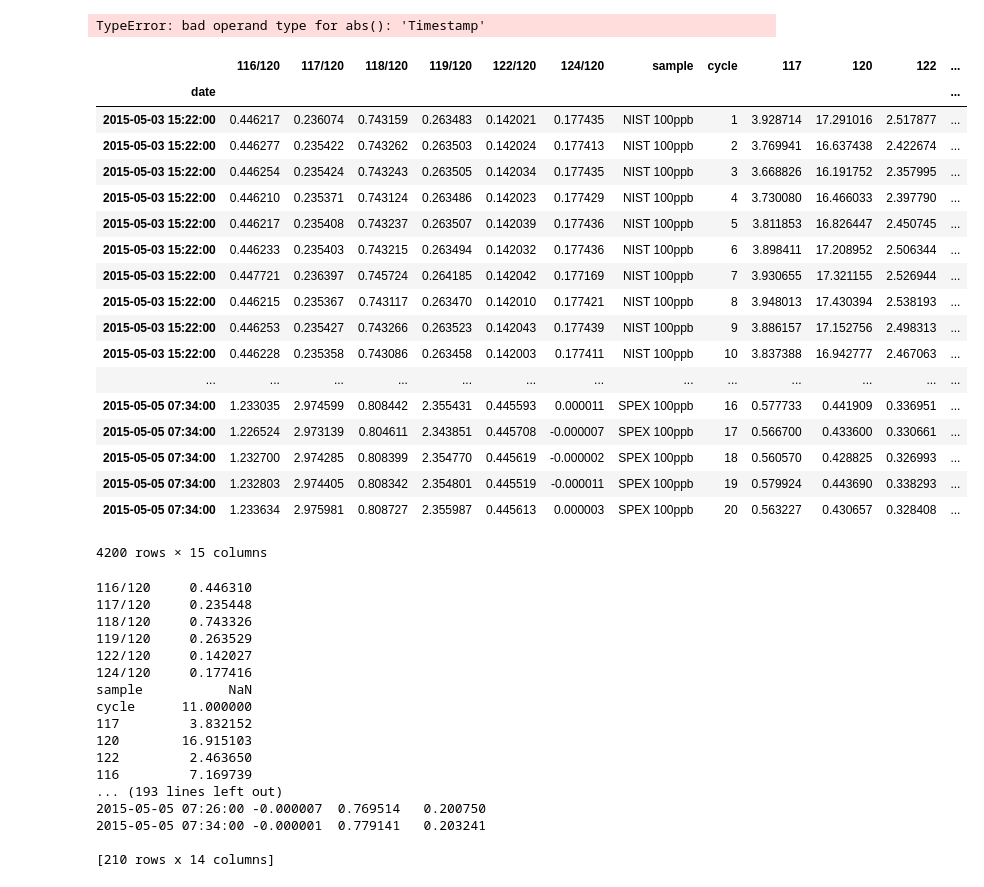
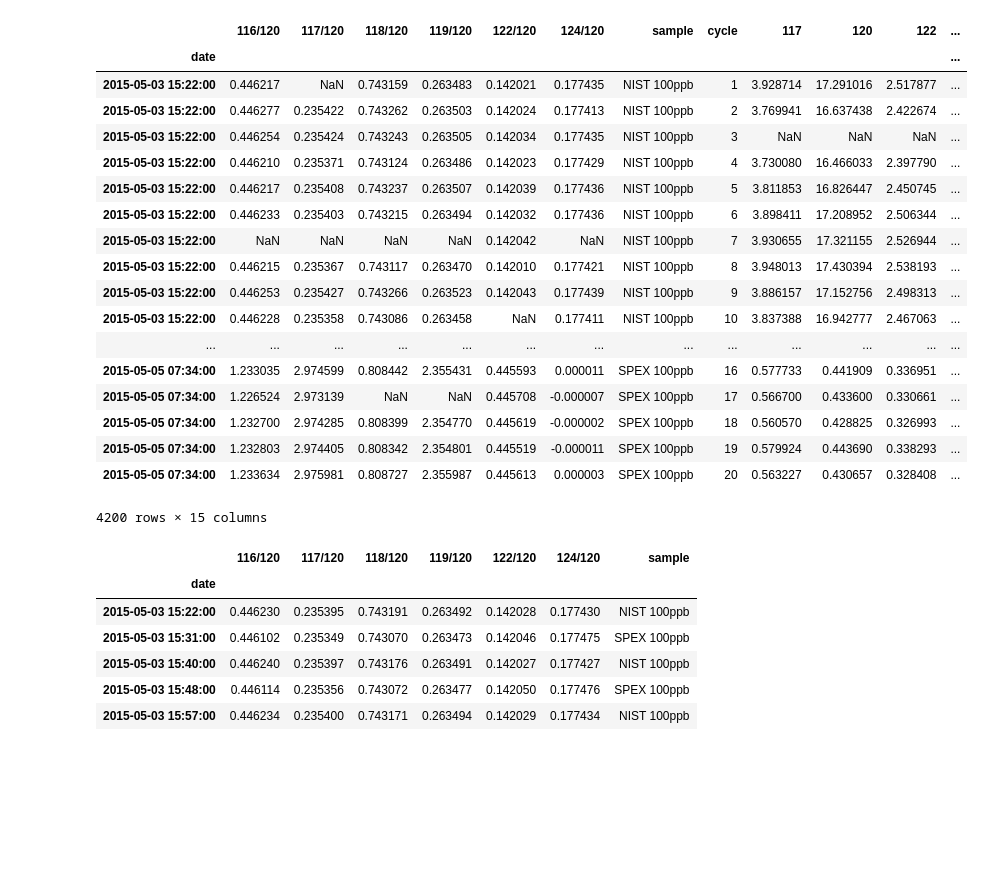
Before and after one commit to Marfster/NU_Plasma, a Jupyter notebook: Nu Plasma Evaluation.ipynb, the cells around one changed output. Saved outputs shown, nothing was run; the diff lists cells and outputs as text; code cells hidden in the pictures; blank space fills up the shorter version.

```diff
--- a/Nu Plasma Evaluation.ipynb
+++ b/Nu Plasma Evaluation.ipynb
@@ -88,13 +90,16 @@ for sample in files_1:
     #df_bgd_2 = blk_2.data_zero_corr(files[sample][1][1])
 
     new_corr = evaluation(df_zero, cycles, isotopes, cup_config, database, mass_range, corr_isotopes_Sb, denom_corr_ratio)
-    new_corr.line2_corr(df_zero, "119")
+    #new_corr.line2_corr(df_zero, "119")
     #new_corr.data_bgd_corr(df_bgd_1, df_bgd_2)
 
     data_sample_raw = new_corr.raw_signals("120")
     data_sample_raw = pd.DataFrame.from_dict(data_sample_raw, orient = 'index')
+    data_sample_raw = data_sample_raw[np.abs(data_sample_raw-data_sample_raw.mean())<=(2*data_sample_raw.std())]
+
     data_sample = new_corr.external_norm_Sb("120", 10)
     data_sample = pd.DataFrame.from_dict(data_sample, orient = 'index')
+    data_sample = data_sample[np.abs(data_sample-data_sample.mean())<=(2*data_sample.std())]
 
     sample_name = df.extract_metadata(sample, "Sample Name")
     date = df.extract_metadata(sample, "Date")
@@ -110,61 +115,42 @@ for sample in files_1:
     data_sample = data_sample.merge(data_sample_raw)
 
     df_external_norm = df_external_norm.append(data_sample)
-    #data_sample = data_sample.drop(["sample", "cycle"], axis=1)
-    #data_sample = data_sample[np.abs(data_sample-data_sample.mean())<=(2*data_sample.std())]
-    #df_external_norm_mean = df_external_norm_mean.append(data_sample.mean())
-# %% [output]
-TypeError: bad operand type for abs(): 'Timestamp'
 # %%
 df_external_norm.set_index("date", inplace = True)
+#df_external_norm.groupby(df_external_norm.index).mean()
 df_external_norm
-df_external_norm_mean
 # %% [output]
 |  | 116/120 | 117/120 | 118/120 | 119/120 | 122/120 | 124/120 | sample | cycle | 117 | 120 | 122 | ... |
 | date |  |  |  |  |  |  |  |  |  |  |  | ... |
-| 2015-05-03 15:22:00 | 0.446217 | 0.236074 | 0.743159 | 0.263483 | 0.142021 | 0.177435 | NIST 100ppb | 1 | 3.928714 | 17.291016 | 2.517877 | ... |
+| 2015-05-03 15:22:00 | 0.446217 | NaN | 0.743159 | 0.263483 | 0.142021 | 0.177435 | NIST 100ppb | 1 | 3.928714 | 17.291016 | 2.517877 | ... |
 | 2015-05-03 15:22:00 | 0.446277 | 0.235422 | 0.743262 | 0.263503 | 0.142024 | 0.177413 | NIST 100ppb | 2 | 3.769941 | 16.637438 | 2.422674 | ... |
-| 2015-05-03 15:22:00 | 0.446254 | 0.235424 | 0.743243 | 0.263505 | 0.142034 | 0.177435 | NIST 100ppb | 3 | 3.668826 | 16.191752 | 2.357995 | ... |
+| 2015-05-03 15:22:00 | 0.446254 | 0.235424 | 0.743243 | 0.263505 | 0.142034 | 0.177435 | NIST 100ppb | 3 | NaN | NaN | NaN | ... |
 | 2015-05-03 15:22:00 | 0.446210 | 0.235371 | 0.743124 | 0.263486 | 0.142023 | 0.177429 | NIST 100ppb | 4 | 3.730080 | 16.466033 | 2.397790 | ... |
 | 2015-05-03 15:22:00 | 0.446217 | 0.235408 | 0.743237 | 0.263507 | 0.142039 | 0.177436 | NIST 100ppb | 5 | 3.811853 | 16.826447 | 2.450745 | ... |
 | 2015-05-03 15:22:00 | 0.446233 | 0.235403 | 0.743215 | 0.263494 | 0.142032 | 0.177436 | NIST 100ppb | 6 | 3.898411 | 17.208952 | 2.506344 | ... |
-| 2015-05-03 15:22:00 | 0.447721 | 0.236397 | 0.745724 | 0.264185 | 0.142042 | 0.177169 | NIST 100ppb | 7 | 3.930655 | 17.321155 | 2.526944 | ... |
+| 2015-05-03 15:22:00 | NaN | NaN | NaN | NaN | 0.142042 | NaN | NIST 100ppb | 7 | 3.930655 | 17.321155 | 2.526944 | ... |
 | 2015-05-03 15:22:00 | 0.446215 | 0.235367 | 0.743117 | 0.263470 | 0.142010 | 0.177421 | NIST 100ppb | 8 | 3.948013 | 17.430394 | 2.538193 | ... |
 | 2015-05-03 15:22:00 | 0.446253 | 0.235427 | 0.743266 | 0.263523 | 0.142043 | 0.177439 | NIST 100ppb | 9 | 3.886157 | 17.152756 | 2.498313 | ... |
-| 2015-05-03 15:22:00 | 0.446228 | 0.235358 | 0.743086 | 0.263458 | 0.142003 | 0.177411 | NIST 100ppb | 10 | 3.837388 | 16.942777 | 2.467063 | ... |
+| 2015-05-03 15:22:00 | 0.446228 | 0.235358 | 0.743086 | 0.263458 | NaN | 0.177411 | NIST 100ppb | 10 | 3.837388 | 16.942777 | 2.467063 | ... |
 | ... | ... | ... | ... | ... | ... | ... | ... | ... | ... | ... | ... | ... |
 | 2015-05-05 07:34:00 | 1.233035 | 2.974599 | 0.808442 | 2.355431 | 0.445593 | 0.000011 | SPEX 100ppb | 16 | 0.577733 | 0.441909 | 0.336951 | ... |
-| 2015-05-05 07:34:00 | 1.226524 | 2.973139 | 0.804611 | 2.343851 | 0.445708 | -0.000007 | SPEX 100ppb | 17 | 0.566700 | 0.433600 | 0.330661 | ... |
+| 2015-05-05 07:34:00 | 1.226524 | 2.973139 | NaN | NaN | 0.445708 | -0.000007 | SPEX 100ppb | 17 | 0.566700 | 0.433600 | 0.330661 | ... |
 | 2015-05-05 07:34:00 | 1.232700 | 2.974285 | 0.808399 | 2.354770 | 0.445619 | -0.000002 | SPEX 100ppb | 18 | 0.560570 | 0.428825 | 0.326993 | ... |
 | 2015-05-05 07:34:00 | 1.232803 | 2.974405 | 0.808342 | 2.354801 | 0.445519 | -0.000011 | SPEX 100ppb | 19 | 0.579924 | 0.443690 | 0.338293 | ... |
 | 2015-05-05 07:34:00 | 1.233634 | 2.975981 | 0.808727 | 2.355987 | 0.445613 | 0.000003 | SPEX 100ppb | 20 | 0.563227 | 0.430657 | 0.328408 | ... |
 4200 rows × 15 columns
 # %%
 df_external_norm_sub = df_external_norm
-df_external_norm_sub.drop(["sample", "cycle"])
-#df_external_norm_sub = df_external_norm_sub[df_external_norm_sub["120"] > 10]
-df_external_norm_sub = df_external_norm_sub[np.abs(df_external_norm_sub-df_external_norm_sub.mean())<=(2*df_external_norm_sub.std())]
-print df_external_norm_sub[1:20].mean()
 df_external_norm_mean = df_external_norm_sub.groupby(df_external_norm_sub.index).mean()
-print df_external_norm_mean
-#df_external_norm_mean["sample"] = df_external_norm[df_external_norm["cycle"] == 1]["sample"]
-#df_external_norm_mean = df_external_norm_mean.drop(["117", "120", "122", "116", "124", "119", "118"], axis=1)
-#df_external_norm_mean.head()
+df_external_norm_mean["sample"] = df_external_norm[df_external_norm["cycle"] == 1]["sample"]
+df_external_norm_mean= df_external_norm_mean[df_external_norm_mean["120"] > 14]
+df_external_norm_mean = df_external_norm_mean.drop(["cycle", "117", "120", "122", "116", "124", "119", "118"], axis=1)
+df_external_norm_mean.head()
 # %% [output]
-116/120     0.446310
-117/120     0.235448
-118/120     0.743326
-119/120     0.263529
-122/120     0.142027
-124/120     0.177416
-sample           NaN
-cycle      11.000000
-117         3.832152
-120        16.915103
-122         2.463650
-116         7.169739
-... (193 lines left out)
-2015-05-05 07:26:00 -0.000007  0.769514   0.200750
-2015-05-05 07:34:00 -0.000001  0.779141   0.203241
-
-[210 rows x 14 columns]
+|  | 116/120 | 117/120 | 118/120 | 119/120 | 122/120 | 124/120 | sample |
+| date |  |  |  |  |  |  |  |
+| 2015-05-03 15:22:00 | 0.446230 | 0.235395 | 0.743191 | 0.263492 | 0.142028 | 0.177430 | NIST 100ppb |
+| 2015-05-03 15:31:00 | 0.446102 | 0.235349 | 0.743070 | 0.263473 | 0.142046 | 0.177475 | SPEX 100ppb |
+| 2015-05-03 15:40:00 | 0.446240 | 0.235397 | 0.743176 | 0.263491 | 0.142027 | 0.177427 | NIST 100ppb |
+| 2015-05-03 15:48:00 | 0.446114 | 0.235356 | 0.743072 | 0.263477 | 0.142050 | 0.177476 | SPEX 100ppb |
+| 2015-05-03 15:57:00 | 0.446234 | 0.235400 | 0.743171 | 0.263494 | 0.142029 | 0.177434 | NIST 100ppb |
```
Also changed, not shown: parts of 5 cells of this notebook.
